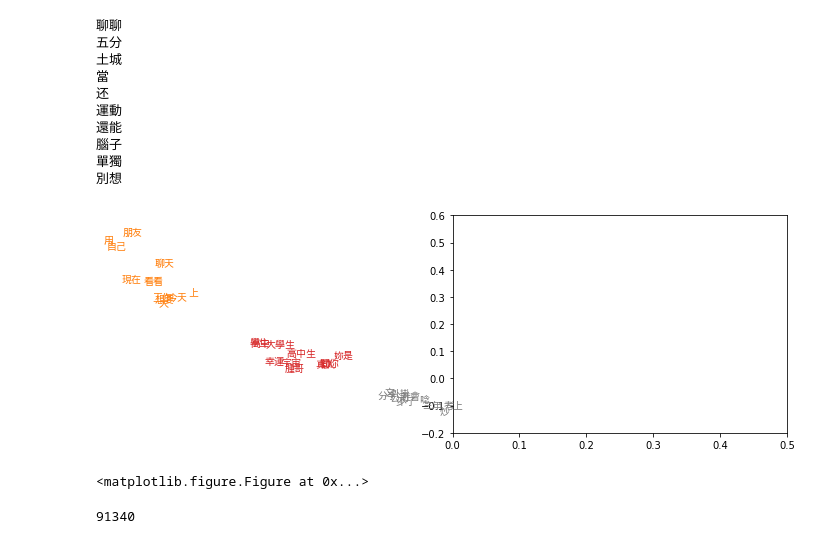
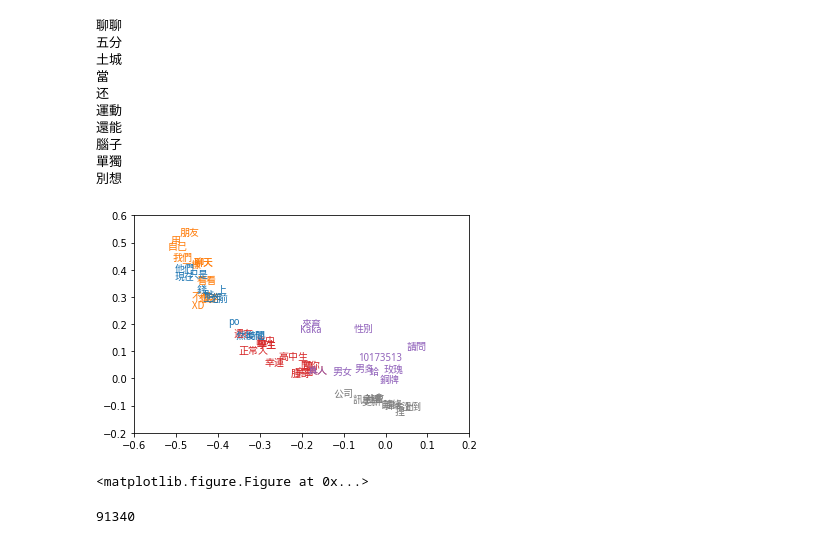
Before and after one commit to tan-i-ham/gp_new, a Jupyter notebook: df_small.ipynb, the cells around one changed output. Cells and saved outputs as stored; diff of their text form; code cells hidden in the pictures.

```diff
--- a/df_small.ipynb
+++ b/df_small.ipynb
@@ -60,6 +52,6 @@ Alpha: 0.000578  Progress: 98.02%  Words/thread/sec: 276.26k
 model = word2vec.load('corpusWord2Vec.bin')
 # print(model.vectors)
 # %%
-for i in range(0,24):
+for i in range(1000,1500):
     print(model.vocab[i])
 # %% [output]
@@ -132,21 +115,21 @@ for index in indexes[0]:
 index1,metrics1 = model.cosine(u'學生')
 index2,metrics2 = model.cosine(u'聊天')
 index3,metrics3 = model.cosine(u'社會')
-# index4,metrics4 = model.cosine(u'錢')
-# index5,metrics5 = model.cosine(u'可以')
+index4,metrics4 = model.cosine(u'錢')
+index5,metrics5 = model.cosine(u'性別')
 # %%
 import numpy as np
 index01 = np.where(model.vocab == u'學生')
 index02 = np.where(model.vocab == u'聊天')
 index03 = np.where(model.vocab == u'社會')
-# index04 = np.where(model.vocab == u'錢')
-# index05 = np.where(model.vocab == u'可以')
+index04 = np.where(model.vocab == u'錢')
+index05 = np.where(model.vocab == u'性別')
 # %%
 index1 = np.append(index1,index01)
 index2 = np.append(index2,index02)
 index3 = np.append(index3,index03)
-# index4 = np.append(index4,index04)
-# index5 = np.append(index5,index05)
+index4 = np.append(index4,index04)
+index5 = np.append(index5,index05)
 # %%
 import numpy as np
 # 視覺化套件
@@ -161,24 +144,24 @@ X_reduced = PCA(n_components=2).fit_transform(rawWordVec)
 # %%
 zhfont = matplotlib.font_manager.FontProperties(fname='wqy-microhei.ttc')
 # 畫圖
 fig = plt.figure()
 ax = fig.add_subplot(111)
 
 for i in index1:
     ax.text(X_reduced[i][0],X_reduced[i][1],model.vocab[i], fontproperties=zhfont,color='C3')
 for i in index2:
     ax.text(X_reduced[i][0],X_reduced[i][1],model.vocab[i], fontproperties = zhfont,color= 'C1')
 for i in index3:
     ax.text(X_reduced[i][0],X_reduced[i][1],model.vocab[i], fontproperties=zhfont,color='C7')
-# for i in index4:
-#     ax.text(X_reduced[i][0],X_reduced[i][1],model.vocab[i], fontproperties=zhfont,color='C0')
-# for i in index5:
-#     ax.text(X_reduced[i][0],X_reduced[i][1],model.vocab[i], fontproperties=zhfont,color='C4')
-ax.axis([0,0.5,-0.2,0.6])
-plt.figure(figsize=(100,100))
+for i in index4:
+    ax.text(X_reduced[i][0],X_reduced[i][1],model.vocab[i], fontproperties=zhfont,color='C0')
+for i in index5:
+    ax.text(X_reduced[i][0],X_reduced[i][1],model.vocab[i], fontproperties=zhfont,color='C4')
+ax.axis([-0.6,0.2,-0.2,0.6])
+plt.figure(figsize=(10,10))
 plt.show()
 # %% [output]
-[figure, old version]
+[figure, new version]
 <matplotlib.figure.Figure at 0x...>
 # %%
 def loadjieba():
```
Also changed, not shown: parts of 16 cells of this notebook, 6 other files.
